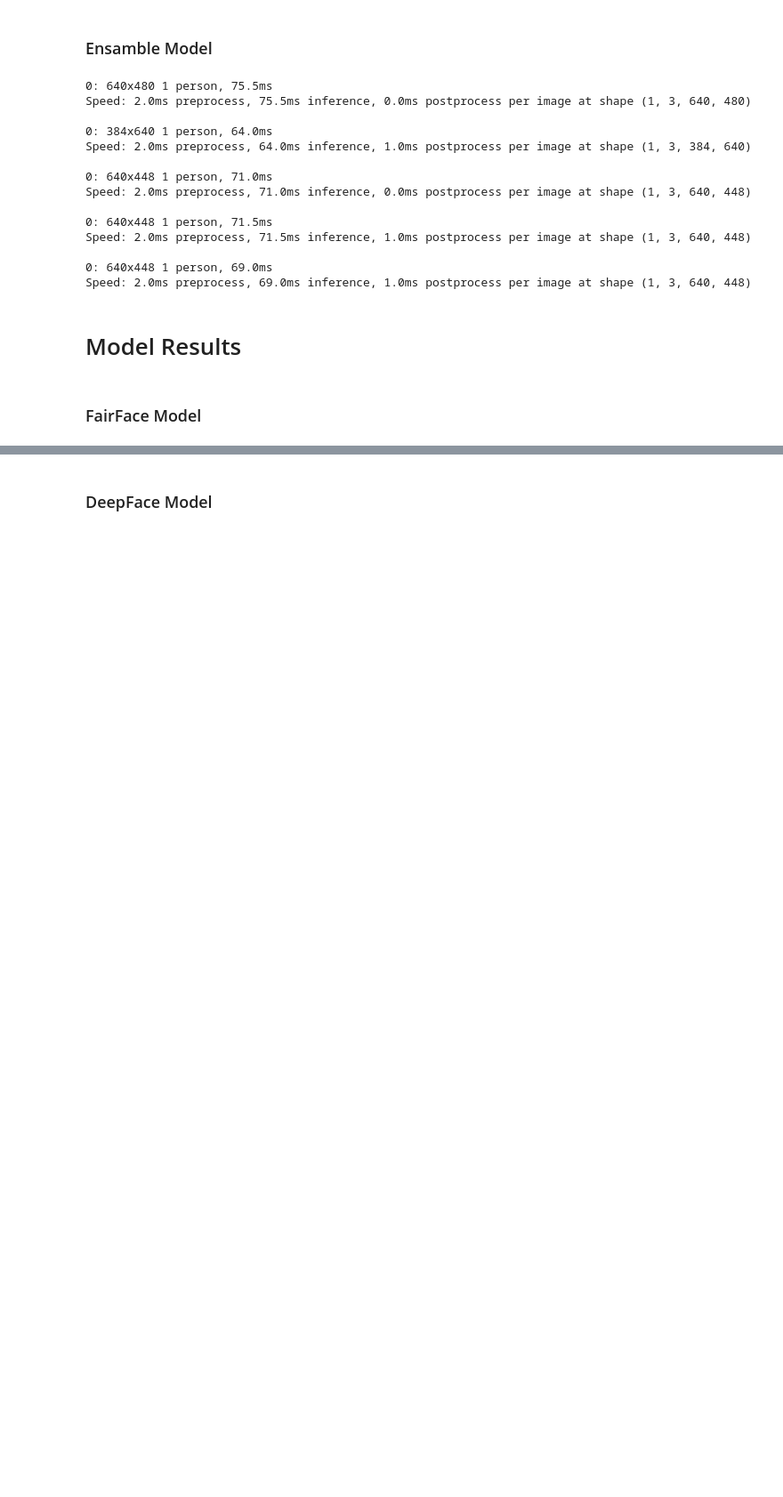
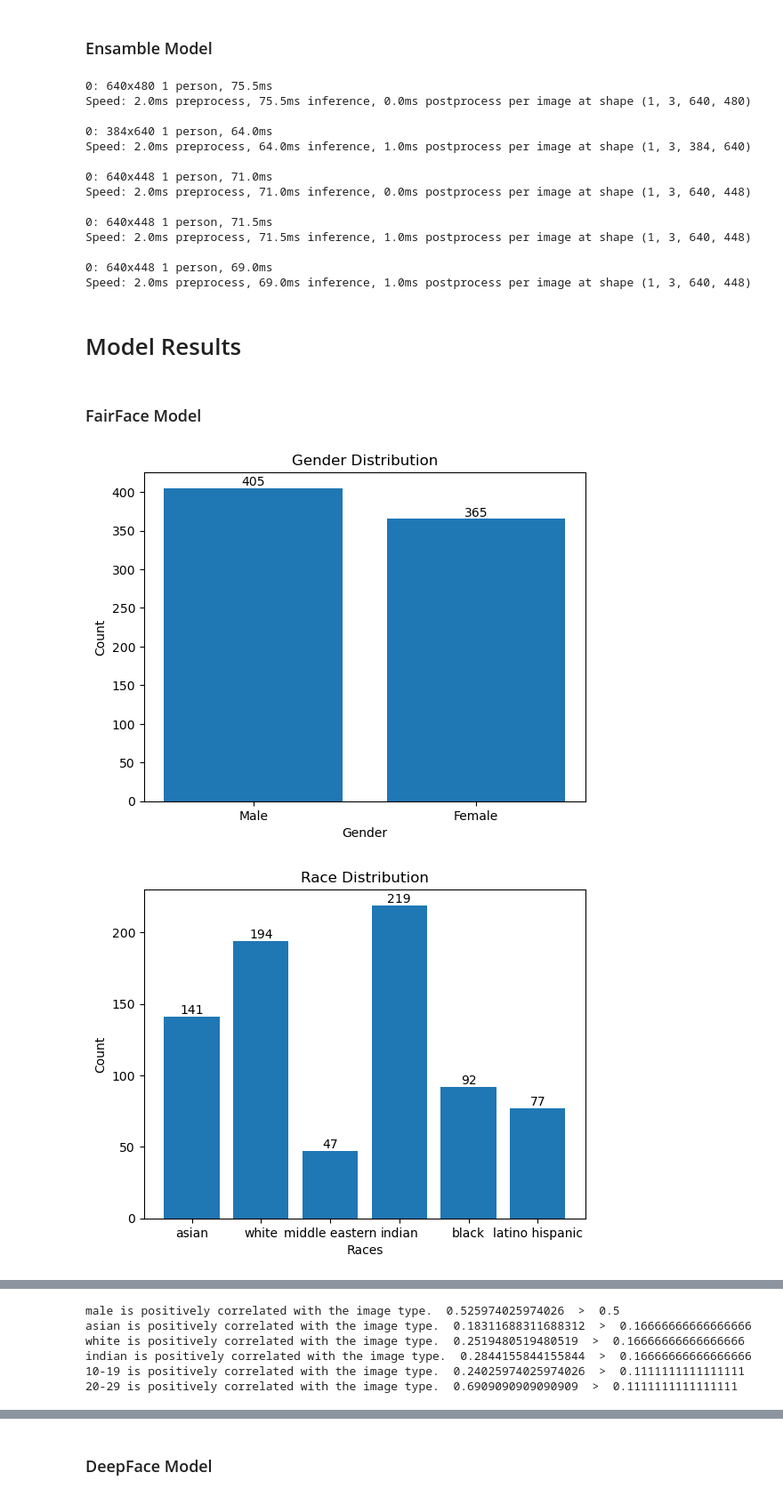
Before and after one commit to Jer0me123/FYP, a Jupyter notebook: Testing/FYP - FullPipeline.ipynb, the cells around one changed output, grey strips where cells are left out. Shown: that part at 89% size. Saved outputs shown, nothing was run; the diff lists cells and outputs as text; code cells hidden in the pictures; blank space fills up the shorter version.

```diff
--- a/Testing/FYP - FullPipeline.ipynb
+++ b/Testing/FYP - FullPipeline.ipynb
@@ -284,7 +284,9 @@ def YOLODetectPerson(images, confidence_threshold=0.5):
             center_y = (box[1] + box[3]) // 2
 
             distance_between_centers = math.dist([center_x, center_y], [image_center_x, image_center_y])
-            dist_between_centers.append(distance_between_centers)
+            # Dividing the distance by the diagonal distance of the image to normalise it
+            normalised_distance = distance_between_centers / math.dist([0, 0], [image_center_x, image_center_y])
+            dist_between_centers.append(normalised_distance)
 
     return cropped_images, dist_between_centers, space_takenup
 # %% [markdown]
@@ -1019,9 +1021,9 @@ def ShannonSimpsonMetrics(data):
         simpsonIndex[list(simpsonIndex.keys())[index]] = simpson_val
 
     shannonEvenness = shannonEntropy.copy()
-    gender_count = sum(1 for value in prob_gender.values() if value > 0)
-    race_count = sum(1 for value in prob_race.values() if value > 0)
-    age_count = sum(1 for value in prob_age.values() if value > 0)
+    gender_count = len(prob_gender)
+    race_count = len(prob_race)
+    age_count = len(prob_age)
 
     if shannonEvenness["gender"] != 0:
         shannonEvenness["gender"] /= math.log(gender_count)
@@ -1037,7 +1039,6 @@ def ShannonSimpsonMetrics(data):
     simposonEvenness["race"] /= race_count
     simposonEvenness["age"] /= age_count
 
-
     return {"ShannonEntropy":shannonEntropy, "SimpsonIndex":simpsonIndex, "ShannonEvenness":shannonEvenness, "SimpsonEvenness":simposonEvenness}
 # %%
 def CorrelationMetric(data):
@@ -1078,8 +1079,8 @@ def CorrelationMetric(data):
 ### FairFace Model
 # %%
 # Loading the images to be processed
-image_path = "C:\\Users\\User\\FYP\\DownloadedImages\\LAION-400M-GoogleForm-Images\\Doctor-97"
-list_of_images = LoadImagesFromFolder(image_path)[:5]
+image_path = "C:\\Users\\User\\FYP\\MidJourney\\Doctor-385"#"C:\\Users\\User\\FYP\\DownloadedImages\\LAION-400M-GoogleForm-Images\\Doctor-97"
+list_of_images = LoadImagesFromFolder(image_path)
 
 # Setting the human detection confidence threshold
 confidence_threshold = 0.5
@@ -1101,8 +1102,8 @@ for index in FairFaceDict.keys():
     FairFaceDict[index][1].update(tmp)
 
 # Saving the metrics to disk
-directory_path = os.path.join(image_path, "FairFaceImagesMetrics")
-save_metrics = False
+directory_path = os.path.join(image_path, "FairFaceImagesMetricsFixedDistance")
+save_metrics = True
 if save_metrics == True:
     CreateDirectories(directory_path)
 
@@ -1269,9 +1276,12 @@ if convertDeepFaceAge == True:
 # %%
 MetricGenderDisplay(FairFaceDict, specific_race=None, specific_emotion=None, specific_age=None)
 MetricRaceDisplay(FairFaceDict, specific_gender=None, specific_emotion=None, specific_age=None)
 MetricAgeDisplay(FairFaceDict, specific_gender=None, specific_emotion=None, specific_race=None)
 ScatterPlotDisplay2D(FairFaceDict, x_axis_label="race", y_axis_label="gender", specific_gender="male", specific_race="latino hispanic", specific_emotion=None)
 ScatterPlotDisplay3D(FairFaceDict, specific_gender="male", specific_race="white", specific_age="10-19")
-MetricCenterDistanceDisplay(FairFaceDict, category='race', type='distance')
+MetricCenterDistanceDisplay(FairFaceDict, category='race', type='area')
 CorrelationMetric(FairFaceDict)
 ShannonSimpsonMetrics(FairFaceDict)
+# %% [output]
+[figure, added]
+[figure, added]
@@ -1277,0 +1291,6 @@ ShannonSimpsonMetrics(FairFaceDict)
+male is positively correlated with the image type.  0.525974025974026  >  0.5
+asian is positively correlated with the image type.  0.18311688311688312  >  0.16666666666666666
+white is positively correlated with the image type.  0.2519480519480519  >  0.16666666666666666
+indian is positively correlated with the image type.  0.2844155844155844  >  0.16666666666666666
+10-19 is positively correlated with the image type.  0.24025974025974026  >  0.1111111111111111
+20-29 is positively correlated with the image type.  0.6909090909090909  >  0.1111111111111111
```
Also changed, not shown: parts of 7 cells of this notebook, 4 other files.
